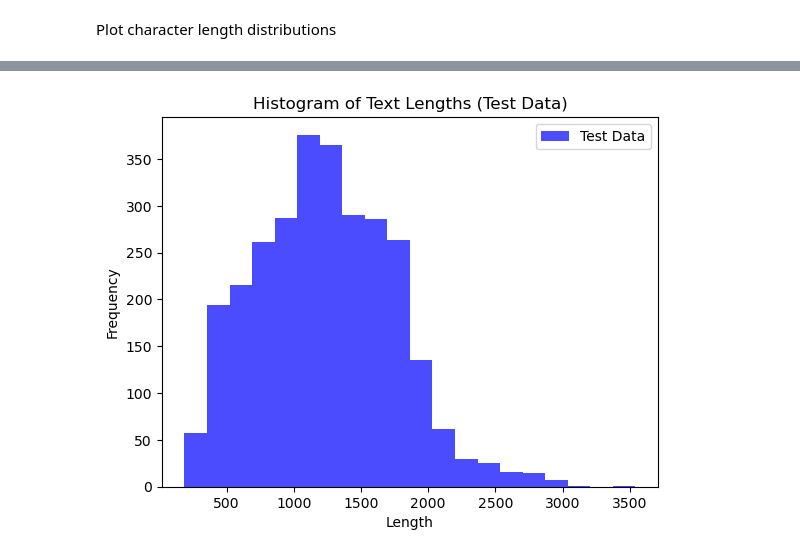
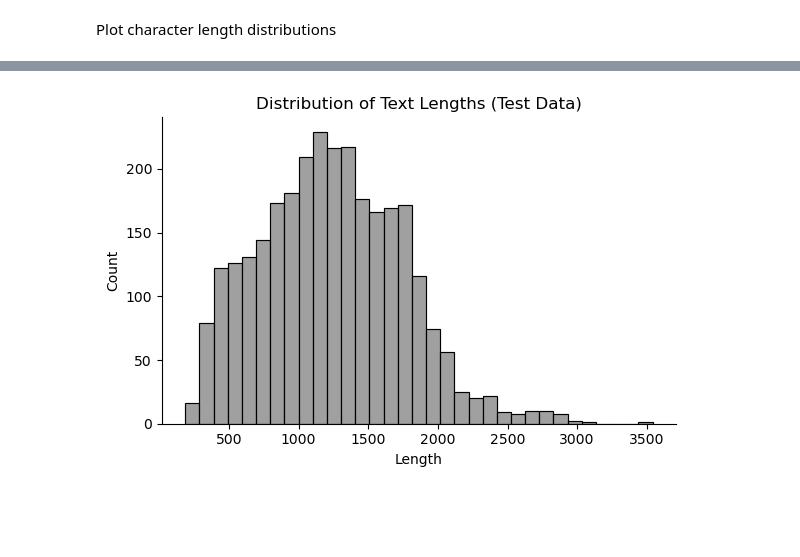
Before and after one commit to drojasca98/Medical-Text-Classification, a Jupyter notebook: python/1_data_exploration.ipynb, the cells around one changed output, grey strips where cells are left out. Cells and saved outputs as stored; diff of their text form; code cells hidden in the pictures; blank space fills up the shorter version.

```diff
--- a/python/1_data_exploration.ipynb
+++ b/python/1_data_exploration.ipynb
@@ -445,5 +469,5 @@ plot_histogram(train_raw_len, "train")
 # %%
 # For Raw Testing data
-plot_histogram(test_raw_len, "test")
+plot_displot(test_raw_len, "test")
 # %% [output]
-[figure, old version]
+[figure, new version]
```
Also changed, not shown: parts of 8 cells of this notebook.
